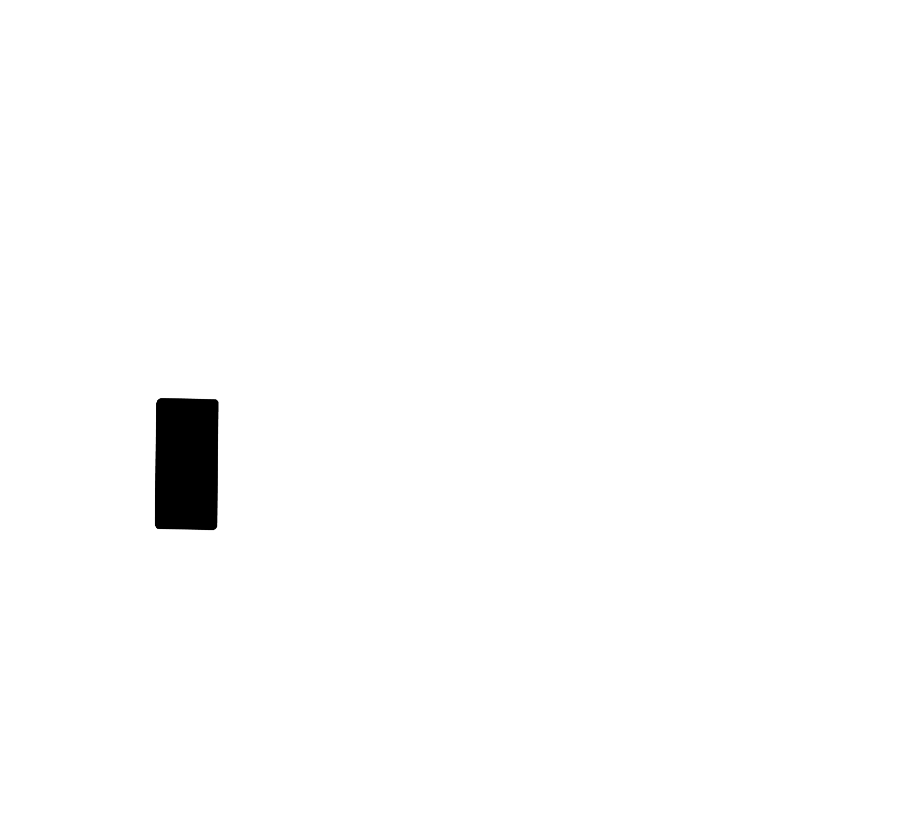
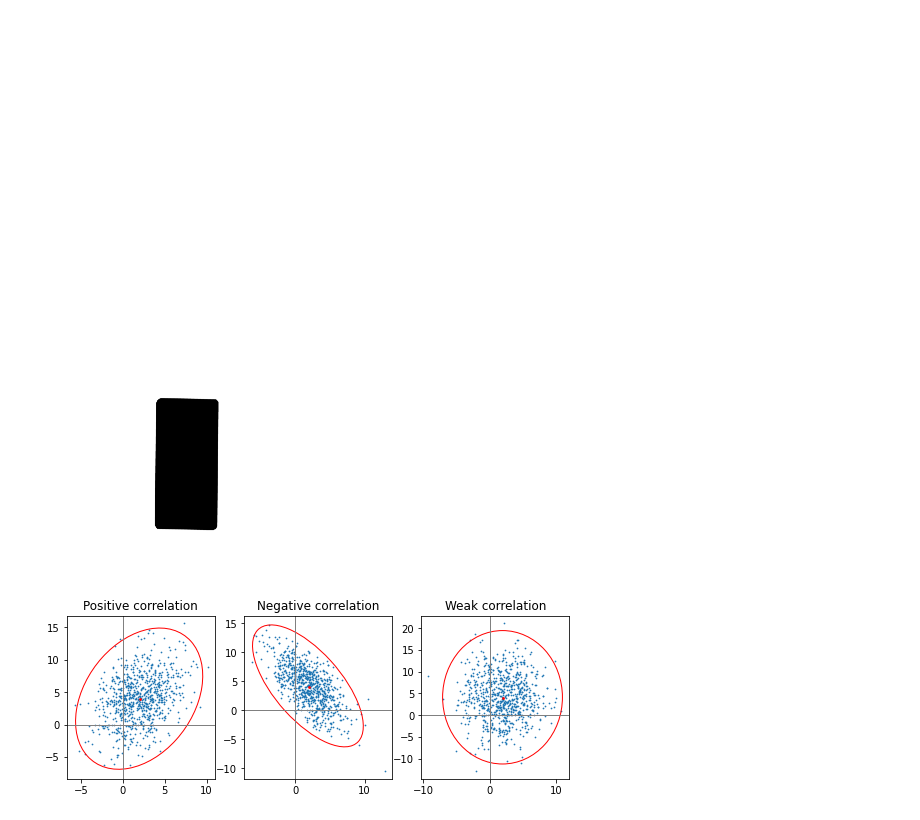
Before and after one commit to susanbao/coperception_mod, a Jupyter notebook: tools/det/uncertainty_vis_new.ipynb, the cells around one changed output. Cells and saved outputs as stored; diff of their text form; code cells hidden in the pictures; blank space fills up the shorter version.

```diff
--- a/tools/det/uncertainty_vis_new.ipynb
+++ b/tools/det/uncertainty_vis_new.ipynb
@@ -413,0 +478,31 @@ plt.savefig('./chull_4.svg')
+# %%
+np.random.seed(0)
+
+PARAMETERS = {
+    'Positive correlation': [[0.85, 0.35],
+                             [0.15, -0.65]],
+    'Negative correlation': [[0.9, -0.4],
+                             [0.1, -0.6]],
+    'Weak correlation': [[1, 0],
+                         [0, 1]],
+}
+
+mu = 2, 4
+scale = 3, 5
+
+fig, axs = plt.subplots(1, 3, figsize=(9, 3))
+for ax, (title, dependency) in zip(axs, PARAMETERS.items()):
+    x, y = get_correlated_dataset(800, dependency, mu, scale)
+    ax.scatter(x, y, s=0.5)
+
+    ax.axvline(c='grey', lw=1)
+    ax.axhline(c='grey', lw=1)
+
+    confidence_ellipse(x, y, ax, edgecolor='red')
+
+    ax.scatter(mu[0], mu[1], c='red', s=3)
+    ax.set_title(title)
+
+plt.show()
+# %% [output]
+[figure, added]
```
Also changed, not shown: parts of 4 cells of this notebook, 5 other files.
